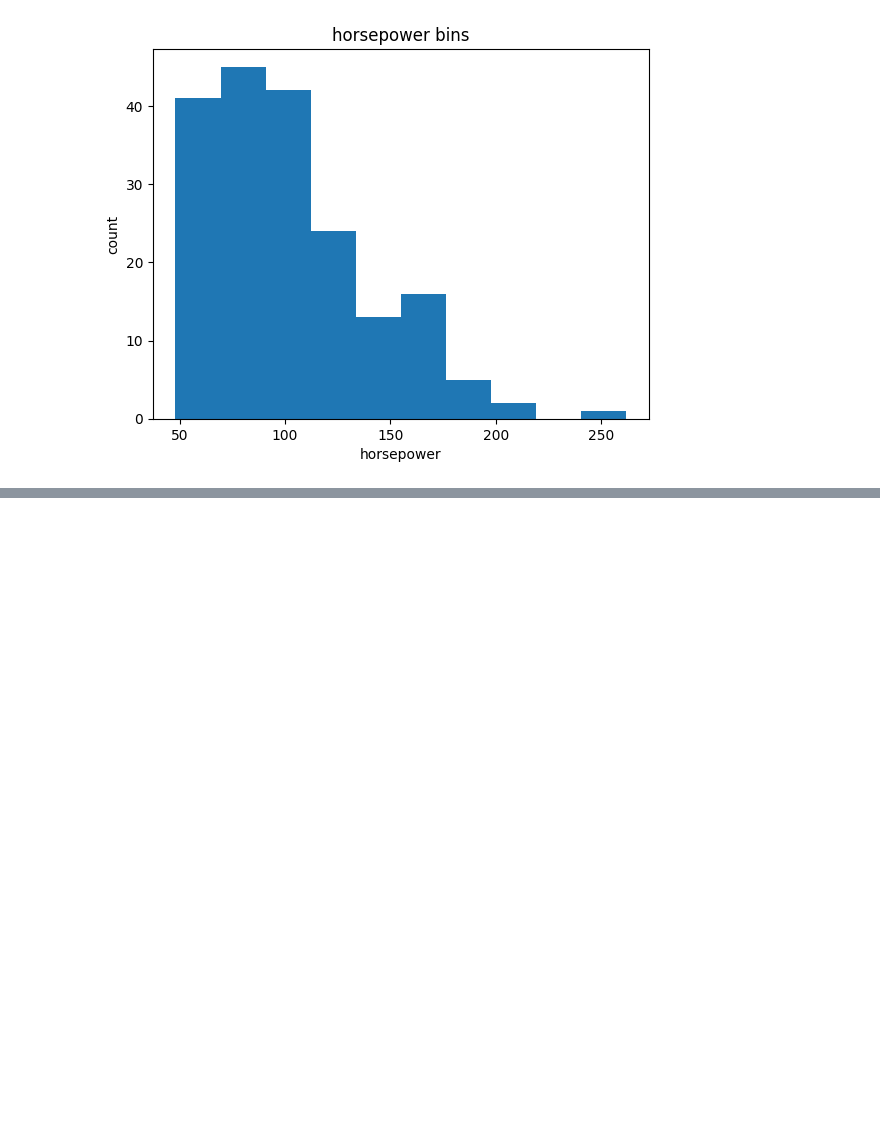
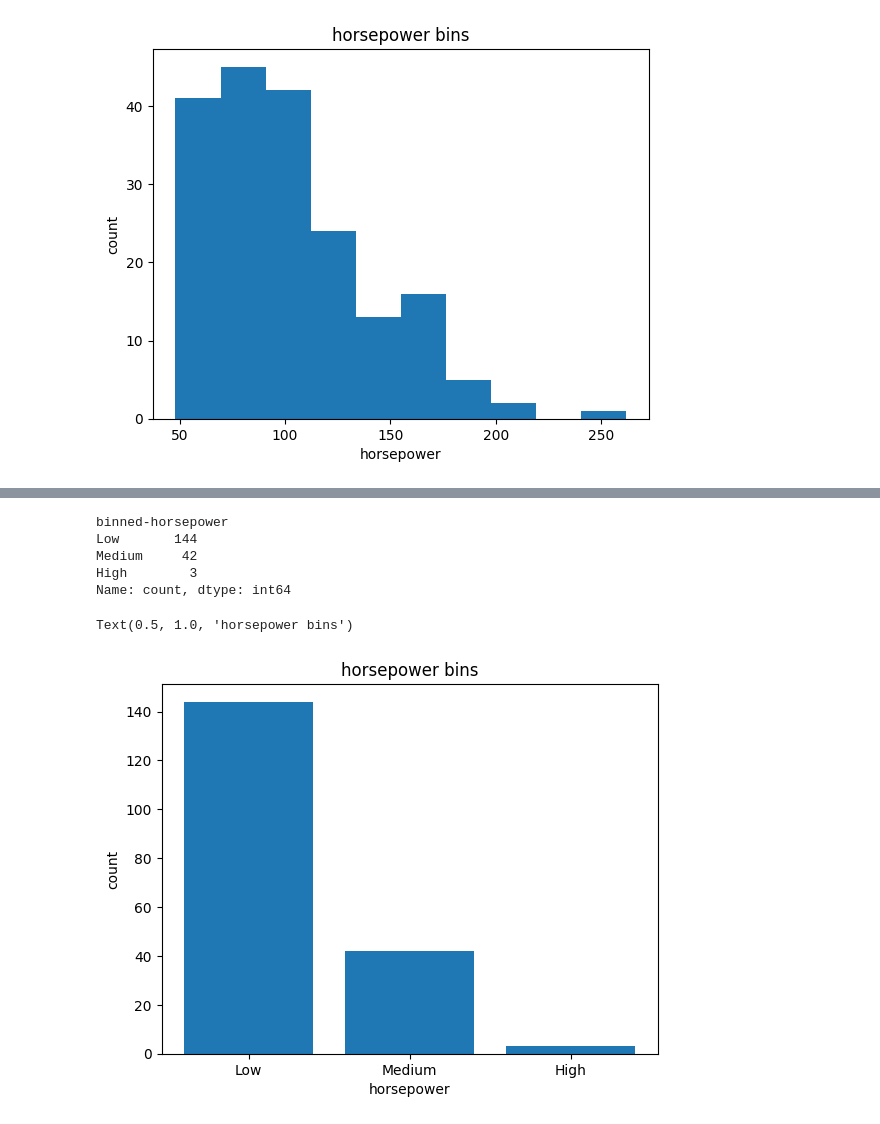
Before and after one commit to nayeem29dse/Car-Data-Analysis, a Jupyter notebook: automobiles_analysis.ipynb, the cells around one changed output, grey strips where cells are left out. Cells and saved outputs as stored; diff of their text form; code cells hidden in the pictures; blank space fills up the shorter version.

```diff
--- a/automobiles_analysis.ipynb
+++ b/automobiles_analysis.ipynb
@@ -421,0 +424,7 @@ Text(0.5, 1.0, 'horsepower bins')
+# %%
+bins=np.linspace(min(df['horsepower']),max(df['horsepower']),4)
+# %%
+group_names = ['Low', 'Medium', 'High']
+# %%
+df['binned-horsepower']=pd.cut(df['horsepower'], bins, labels=group_names,include_lowest=True)
+df[['horsepower','binned-horsepower']].head(10)
@@ -421,0 +443,18 @@ Text(0.5, 1.0, 'horsepower bins')
+# %%
+df["binned-horsepower"].value_counts()
+# %% [output]
+binned-horsepower
+Low       144
+Medium     42
+High        3
+Name: count, dtype: int64
+# %%
+import matplotlib as plt
+from matplotlib import pyplot
+pyplot.bar(group_names, df["binned-horsepower"].value_counts())
+plt.pyplot.xlabel("horsepower")
+plt.pyplot.ylabel("count")
+plt.pyplot.title("horsepower bins")
+# %% [output]
+Text(0.5, 1.0, 'horsepower bins')
+[figure, added]
```
Also changed, not shown: parts of 2 cells of this notebook.
